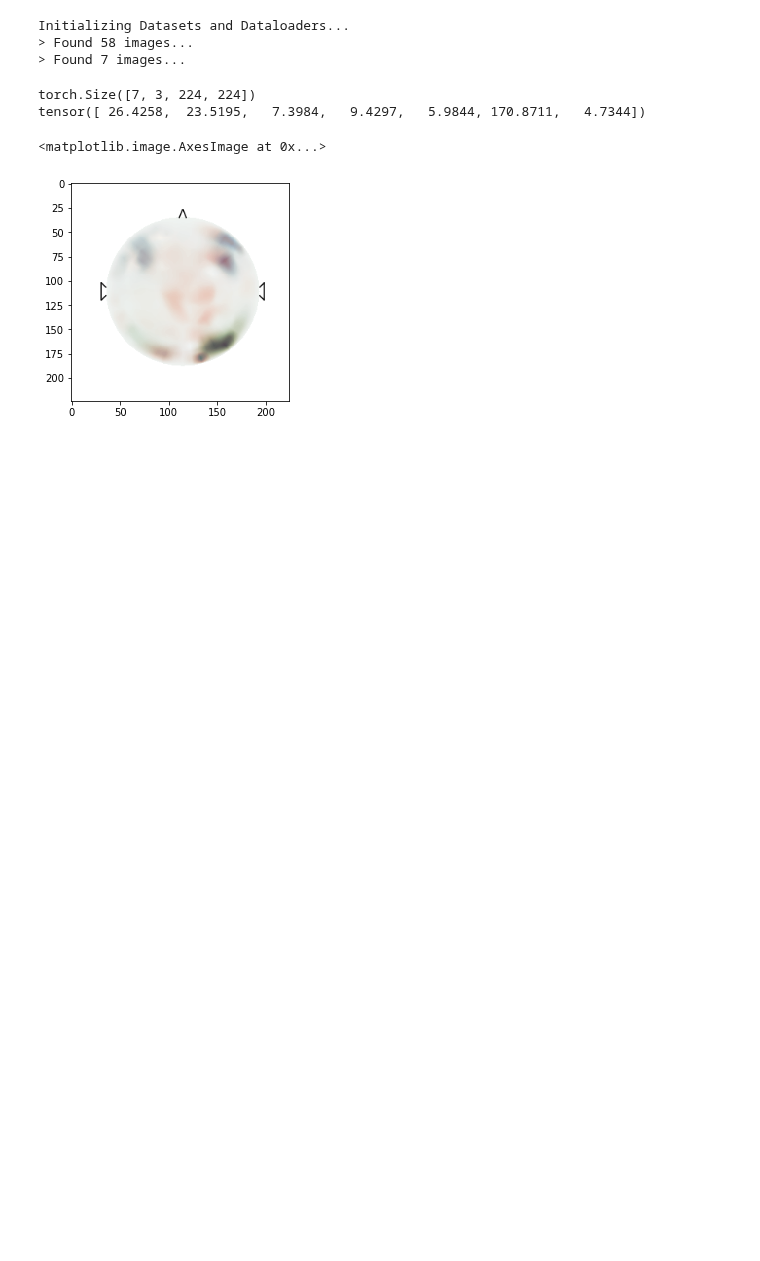
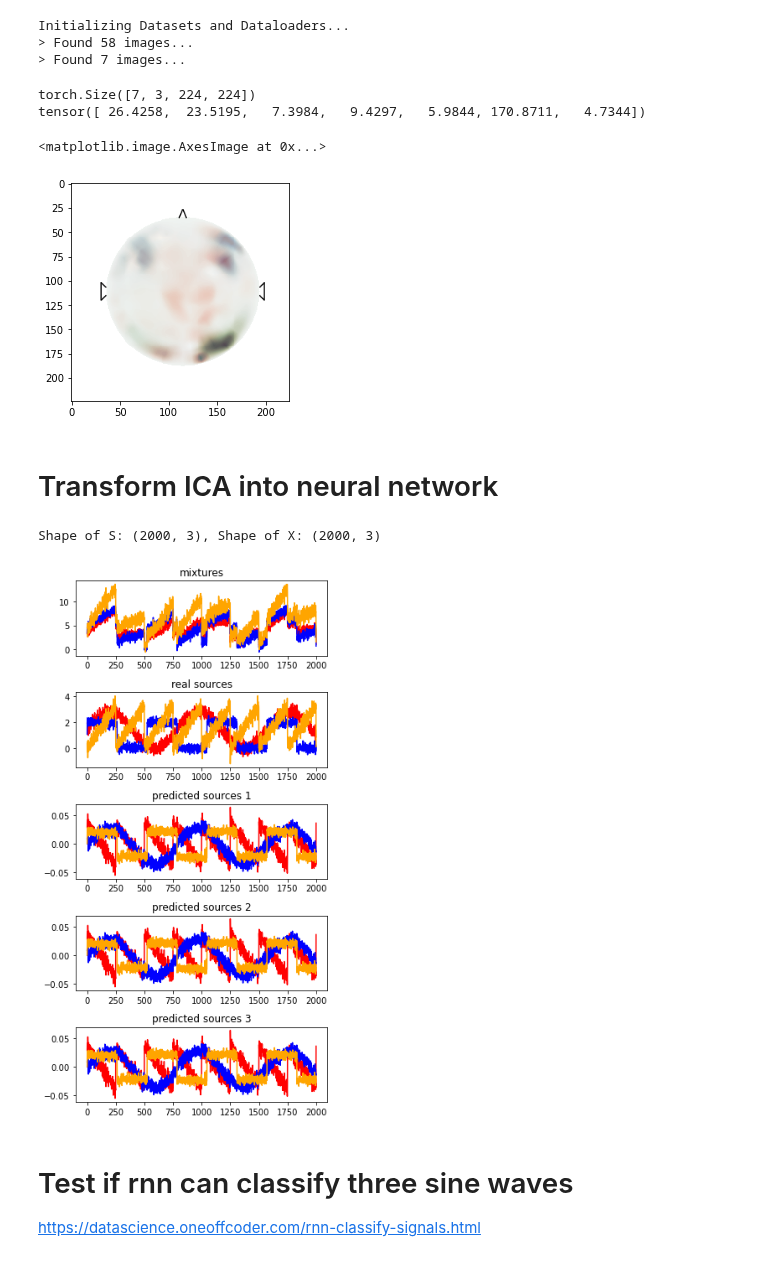
Before and after one commit to hundredball/Math24, a Jupyter notebook: test_each_function.ipynb, the cells around one changed output. Cells and saved outputs as stored; diff of their text form; code cells hidden in the pictures; blank space fills up the shorter version.

```diff
--- a/test_each_function.ipynb
+++ b/test_each_function.ipynb
@@ -294,3 +299,5 @@ plt.imshow(image)
 # %% [output]
 <matplotlib.image.AxesImage at 0x...>
 [figure]
+# %% [markdown]
+# Transform ICA into neural network
@@ -296,0 +342,52 @@ plt.imshow(image)
+# %%
+# Generate source signal
+np.random.seed(0)
+n_samples = 2000
+time = np.linspace(0, 8, n_samples)
+s1 = np.sin(2 * time)+1
+s2 = np.sign(np.sin(3 * time))+1
+s3 = signal.sawtooth(2 * np.pi * time)+1
+S = np.c_[s1, s2, s3]
+
+# Add noise
+S += 0.2 * np.random.normal(size=S.shape)
+S /= S.std(axis=0)
+
+# Mix source signal
+A = np.array([[1, 1, 1], [0.5, 2, 1.0], [1.5, 1.0, 2.0]])
+X = np.dot(S, A.T)
+print('Shape of S: %s, Shape of X: %s'%(S.shape, X.shape))
+
+# Use ICA to seperate them
+ica = FastICA(n_components=3, random_state=23)
+ica.fit(X)
+S_1 = ica.transform(X)
+
+unmixing_matrix = ica.components_.dot(np.linalg.inv(ica.whitening_))
+#S_2 = unmixing_matrix.dot(ica.whitening_).dot((X-ica.mean_).T).T
+#S_2 = (X-ica.mean_).dot(ica.whitening_.T).dot(unmixing_matrix.T)
+S_2 = (X.dot(ica.whitening_.T)-ica.whitening_.dot(ica.mean_)).dot(unmixing_matrix.T)
+
+icann_model = icann(X)
+X_tensor = torch.FloatTensor(X.reshape((1,X.shape[0],X.shape[1])))
+S_3 = icann_model(X_tensor).detach().numpy()
+S_3 = S_3.reshape((S_3.shape[1],-1))
+
+fig = plt.figure(figsize=(5,11))
+models = [X, S, S_1,S_2, S_3]
+names = ['mixtures', 'real sources', 'predicted sources 1', 'predicted sources 2', 'predicted sources 3']
+colors = ['red', 'blue', 'orange']
+for i, (name, model) in enumerate(zip(names, models)):
+    plt.subplot(6, 1, i+1)
+    plt.title(name)
+    for sig, color in zip (model.T, colors):
+        plt.plot(sig, color=color)
+
+fig.tight_layout()
+plt.show()
+# %% [output]
+Shape of S: (2000, 3), Shape of X: (2000, 3)
+[figure, added]
+# %% [markdown]
+# Test if rnn can classify three sine waves
+https://datascience.oneoffcoder.com/rnn-classify-signals.html
```
Also changed, not shown: parts of 10 cells of this notebook, 8 other files.
